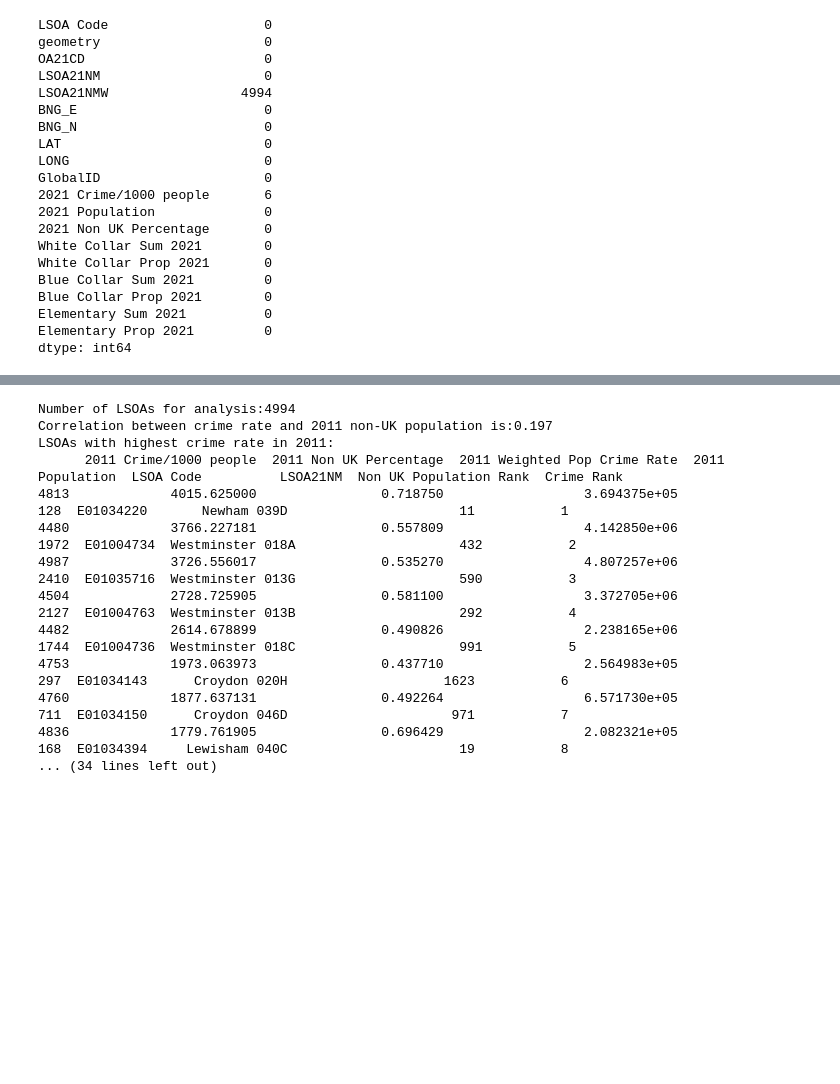
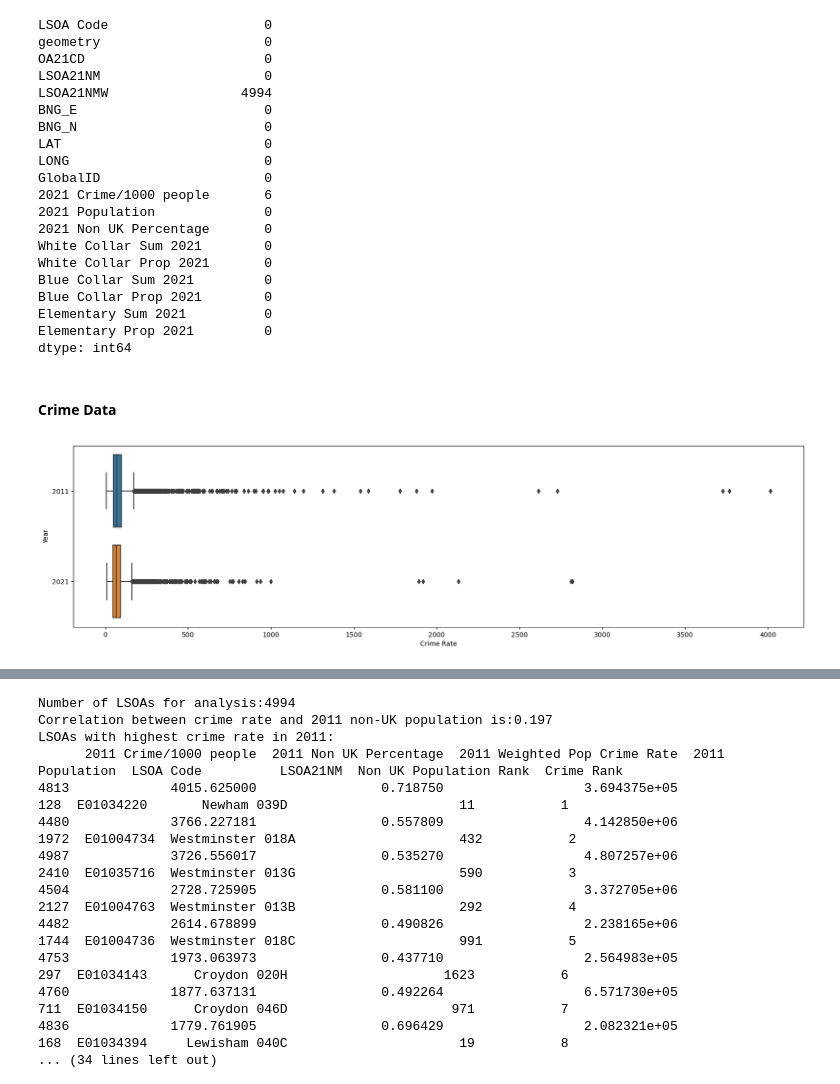
Before and after one commit to Saadsiddiqui100/Data-Analytics-Project, a Jupyter notebook: NCG613a_Project1.ipynb, the cells around one changed output, grey strips where cells are left out. Drawn from its saved outputs; the diff is of its cells as text; code cells hidden in the pictures; blank space fills up the shorter version.

```diff
--- a/NCG613a_Project1.ipynb
+++ b/NCG613a_Project1.ipynb
@@ -507,3 +390,30 @@ Blue Collar Prop 2021        0
 Elementary Sum 2021          0
 Elementary Prop 2021         0
 dtype: int64
+# %% [markdown]
+#### Crime Data
+# %%
+# Concatenate the crime rates for 2011 and 2021 along rows
+crime_rates_concatenate = pd.concat([CrimeMap_2011["2011 Crime/1000 people"], CrimeMap_2021["2021 Crime/1000 people"]])
+
+# Create a DataFrame with the concatenated crime rates
+crime_box_df = pd.DataFrame({'Crime Rate': crime_rates_concatenate})
+
+# Create Series for years 2011 and 2021
+array_2011 = np.full(len(CrimeMap_2011), 2011)
+array_2021 = np.full(len(CrimeMap_2021), 2021)
+series_2011 = pd.Series(array_2011)
+series_2021 = pd.Series(array_2021)
+
+# Concatenate the Series for years
+years_column = pd.concat([series_2011, series_2021])
+
+# Add the years column to the DataFrame
+crime_box_df['Year'] = years_column
+# %%
+# Plot Code
+
+plt.figure(figsize=(20,5))
+crime_boxplot = seaborn.boxplot(data=crime_box_df, x="Crime Rate", y="Year", orient="h")
+# %% [output]
+[figure, added]
```
Also changed, not shown: parts of 38 cells of this notebook.
